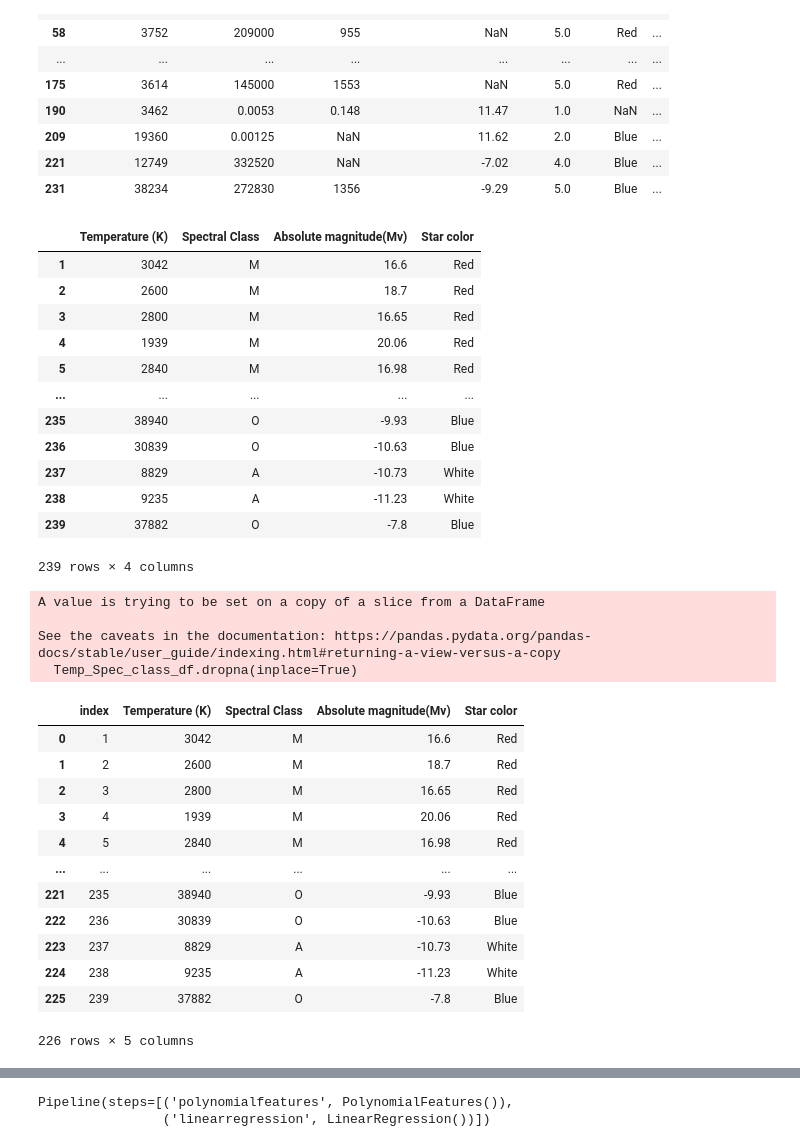
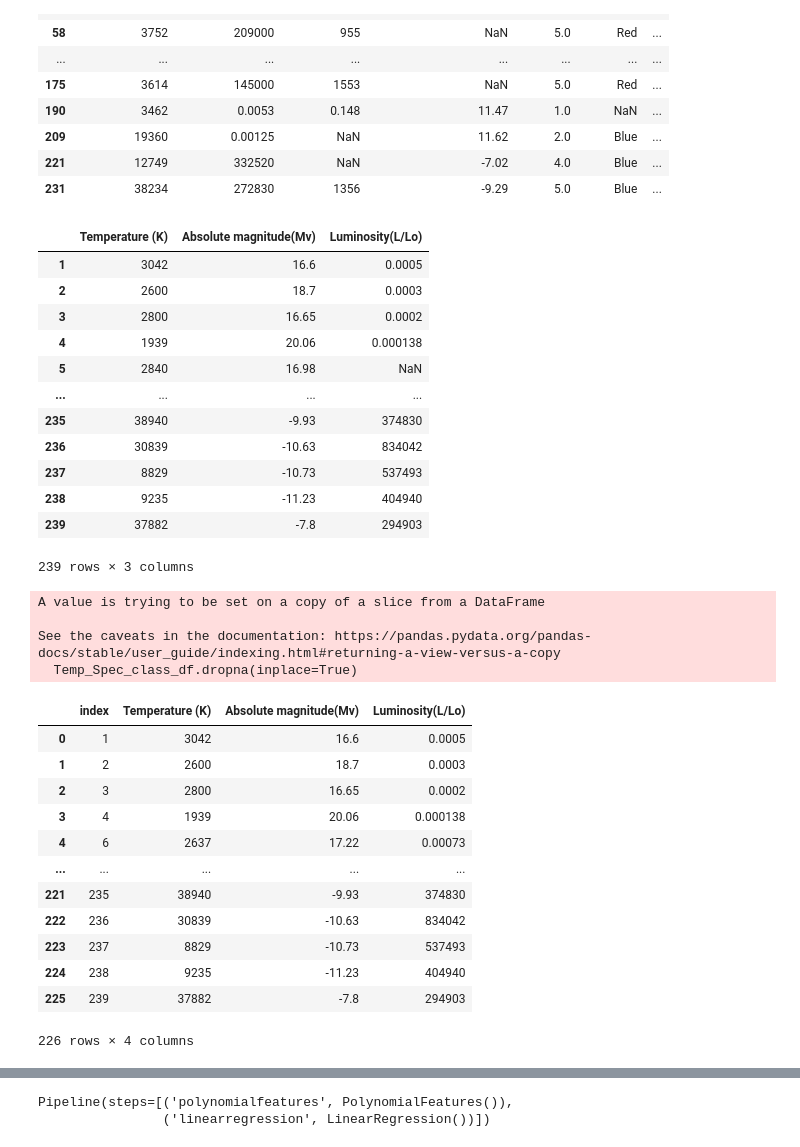
Before and after one commit to AER-cmd/my_ML_learning_projects, a Jupyter notebook: code.ipynb, the cells around one changed output, grey strips where cells are left out. Drawn from its saved outputs; the diff is of its cells as text; code cells hidden in the pictures.

```diff
--- a/code.ipynb
+++ b/code.ipynb
@@ -194,23 +194,25 @@ rows_with_nan
 | 221 | 12749 | 332520 | NaN | -7.02 | 4.0 | Blue | ... |
 | 231 | 38234 | 272830 | 1356 | -9.29 | 5.0 | Blue | ... |
 # %%
+
+
 #I will create a new Dataframe with Temperature and spectral class columns of the previous one
-Temp_Spec_class_df = newest_df[['Temperature (K)', 'Spectral Class', 'Absolute magnitude(Mv)', 'Star color']]
+Temp_Spec_class_df = newest_df[['Temperature (K)', 'Absolute magnitude(Mv)', 'Luminosity(L/Lo)']]
 Temp_Spec_class_df
 # %% [output]
-|  | Temperature (K) | Spectral Class | Absolute magnitude(Mv) | Star color |
-| 1 | 3042 | M | 16.6 | Red |
-| 2 | 2600 | M | 18.7 | Red |
-| 3 | 2800 | M | 16.65 | Red |
-| 4 | 1939 | M | 20.06 | Red |
-| 5 | 2840 | M | 16.98 | Red |
-| ... | ... | ... | ... | ... |
-| 235 | 38940 | O | -9.93 | Blue |
-| 236 | 30839 | O | -10.63 | Blue |
-| 237 | 8829 | A | -10.73 | White |
-| 238 | 9235 | A | -11.23 | White |
-| 239 | 37882 | O | -7.8 | Blue |
+|  | Temperature (K) | Absolute magnitude(Mv) | Luminosity(L/Lo) |
+| 1 | 3042 | 16.6 | 0.0005 |
+| 2 | 2600 | 18.7 | 0.0003 |
+| 3 | 2800 | 16.65 | 0.0002 |
+| 4 | 1939 | 20.06 | 0.000138 |
+| 5 | 2840 | 16.98 | NaN |
+| ... | ... | ... | ... |
+| 235 | 38940 | -9.93 | 374830 |
+| 236 | 30839 | -10.63 | 834042 |
+| 237 | 8829 | -10.73 | 537493 |
+| 238 | 9235 | -11.23 | 404940 |
+| 239 | 37882 | -7.8 | 294903 |
-239 rows × 4 columns
+239 rows × 3 columns
 # %%
 #Next, I'll drop the rows wit empty values
 Temp_Spec_class_df.dropna(inplace=True)
@@ -220,18 +222,18 @@ A value is trying to be set on a copy of a slice from a DataFrame
 
 See the caveats in the documentation: https://pandas.pydata.org/pandas-docs/stable/user_guide/indexing.html#returning-a-view-versus-a-copy
   Temp_Spec_class_df.dropna(inplace=True)
-|  | index | Temperature (K) | Spectral Class | Absolute magnitude(Mv) | Star color |
-| 0 | 1 | 3042 | M | 16.6 | Red |
-| 1 | 2 | 2600 | M | 18.7 | Red |
-| 2 | 3 | 2800 | M | 16.65 | Red |
-| 3 | 4 | 1939 | M | 20.06 | Red |
-| 4 | 5 | 2840 | M | 16.98 | Red |
-| ... | ... | ... | ... | ... | ... |
-| 221 | 235 | 38940 | O | -9.93 | Blue |
-| 222 | 236 | 30839 | O | -10.63 | Blue |
-| 223 | 237 | 8829 | A | -10.73 | White |
-| 224 | 238 | 9235 | A | -11.23 | White |
-| 225 | 239 | 37882 | O | -7.8 | Blue |
+|  | index | Temperature (K) | Absolute magnitude(Mv) | Luminosity(L/Lo) |
+| 0 | 1 | 3042 | 16.6 | 0.0005 |
+| 1 | 2 | 2600 | 18.7 | 0.0003 |
+| 2 | 3 | 2800 | 16.65 | 0.0002 |
+| 3 | 4 | 1939 | 20.06 | 0.000138 |
+| 4 | 6 | 2637 | 17.22 | 0.00073 |
+| ... | ... | ... | ... | ... |
+| 221 | 235 | 38940 | -9.93 | 374830 |
+| 222 | 236 | 30839 | -10.63 | 834042 |
+| 223 | 237 | 8829 | -10.73 | 537493 |
+| 224 | 238 | 9235 | -11.23 | 404940 |
+| 225 | 239 | 37882 | -7.8 | 294903 |
-226 rows × 5 columns
+226 rows × 4 columns
 # %%
 #since the spectral class and star color are not numerical but I will need them to train my model, I will encode them
```
Also changed, not shown: parts of 12 cells of this notebook.
